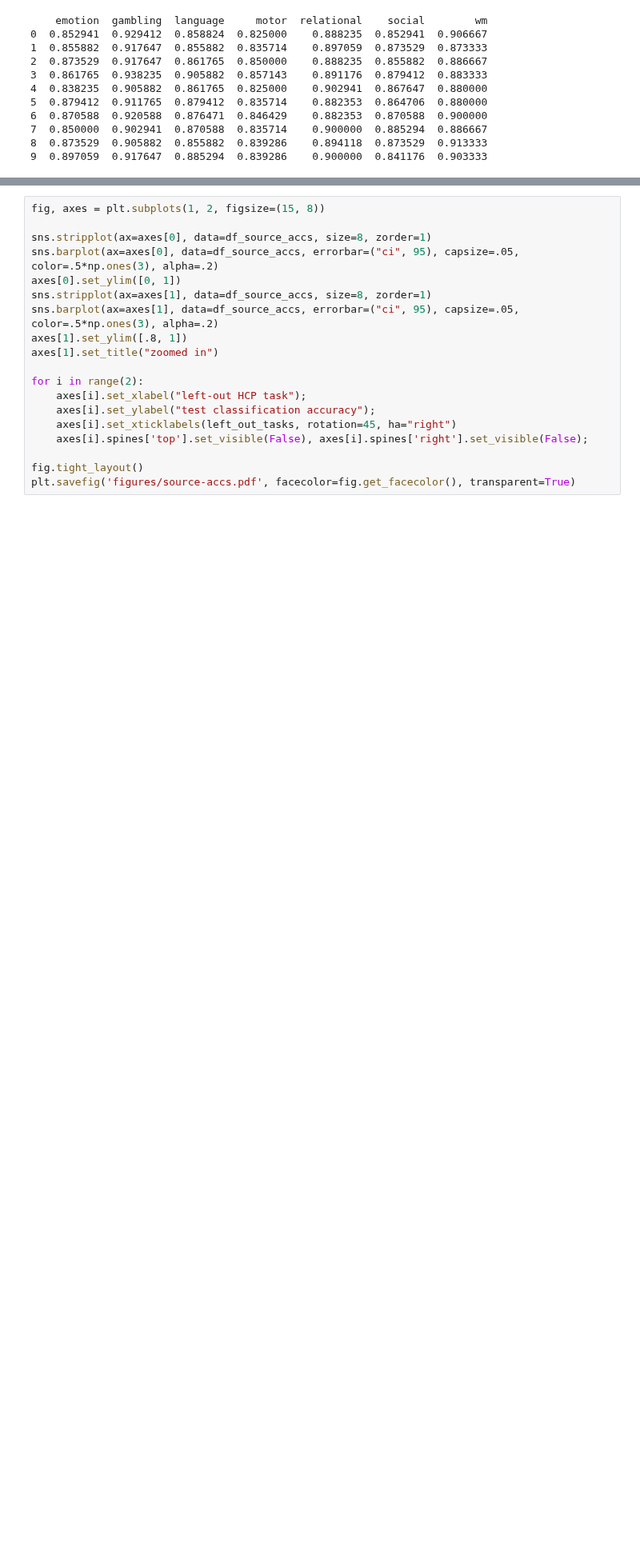
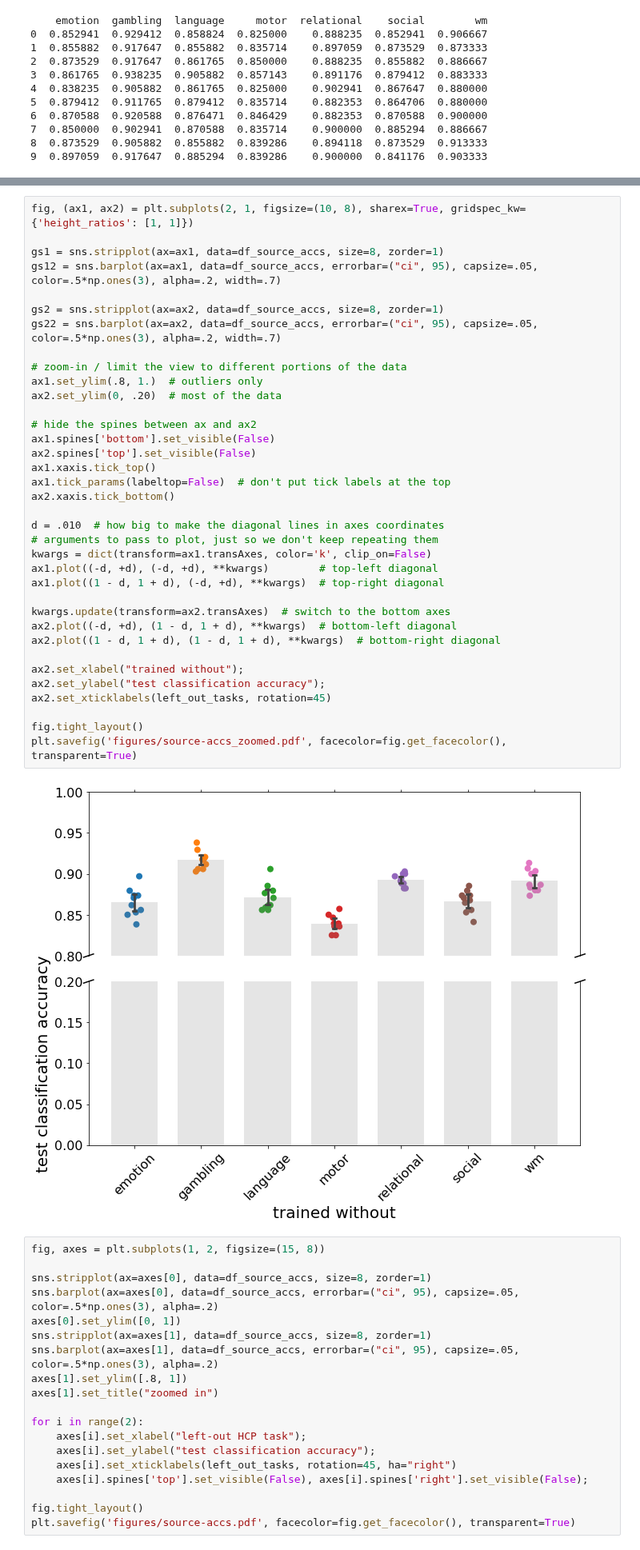
Before and after one commit to PhilippS893/thesis_code_and_analyses, a Jupyter notebook: 04_transfer_learning/analyse_tl.ipynb, the cells around one changed output, grey strips where cells are left out. Shown at 80% size. Drawn from its saved outputs; the diff is of its cells as text; blank space fills up the shorter version.

```diff
--- a/04_transfer_learning/analyse_tl.ipynb
+++ b/04_transfer_learning/analyse_tl.ipynb
@@ -203,3 +225,41 @@ df_source_accs.to_csv("./stats/source-nets-accs.csv", index=False)
+# %%
+fig, (ax1, ax2) = plt.subplots(2, 1, figsize=(10, 8), sharex=True, gridspec_kw={'height_ratios': [1, 1]})
+
+gs1 = sns.stripplot(ax=ax1, data=df_source_accs, size=8, zorder=1)
+gs12 = sns.barplot(ax=ax1, data=df_source_accs, errorbar=("ci", 95), capsize=.05, color=.5*np.ones(3), alpha=.2, width=.7)
+
+gs2 = sns.stripplot(ax=ax2, data=df_source_accs, size=8, zorder=1)
+gs22 = sns.barplot(ax=ax2, data=df_source_accs, errorbar=("ci", 95), capsize=.05, color=.5*np.ones(3), alpha=.2, width=.7)
+
+# zoom-in / limit the view to different portions of the data
+ax1.set_ylim(.8, 1.)  # outliers only
+ax2.set_ylim(0, .20)  # most of the data
+
+# hide the spines between ax and ax2
+ax1.spines['bottom'].set_visible(False)
+ax2.spines['top'].set_visible(False)
+ax1.xaxis.tick_top()
+ax1.tick_params(labeltop=False)  # don't put tick labels at the top
+ax2.xaxis.tick_bottom()
+
+d = .010  # how big to make the diagonal lines in axes coordinates
+# arguments to pass to plot, just so we don't keep repeating them
+kwargs = dict(transform=ax1.transAxes, color='k', clip_on=False)
+ax1.plot((-d, +d), (-d, +d), **kwargs)        # top-left diagonal
+ax1.plot((1 - d, 1 + d), (-d, +d), **kwargs)  # top-right diagonal
+
+kwargs.update(transform=ax2.transAxes)  # switch to the bottom axes
+ax2.plot((-d, +d), (1 - d, 1 + d), **kwargs)  # bottom-left diagonal
+ax2.plot((1 - d, 1 + d), (1 - d, 1 + d), **kwargs)  # bottom-right diagonal
+
+ax2.set_xlabel("trained without");
+ax2.set_ylabel("test classification accuracy");
+ax2.set_xticklabels(left_out_tasks, rotation=45)
+
+fig.tight_layout()
+plt.savefig('figures/source-accs_zoomed.pdf', facecolor=fig.get_facecolor(), transparent=True)
+# %% [output]
+[figure, added]
 # %%
 fig, axes = plt.subplots(1, 2, figsize=(15, 8))
 
```
Also changed, not shown: parts of 15 cells of this notebook, 38 other files.
